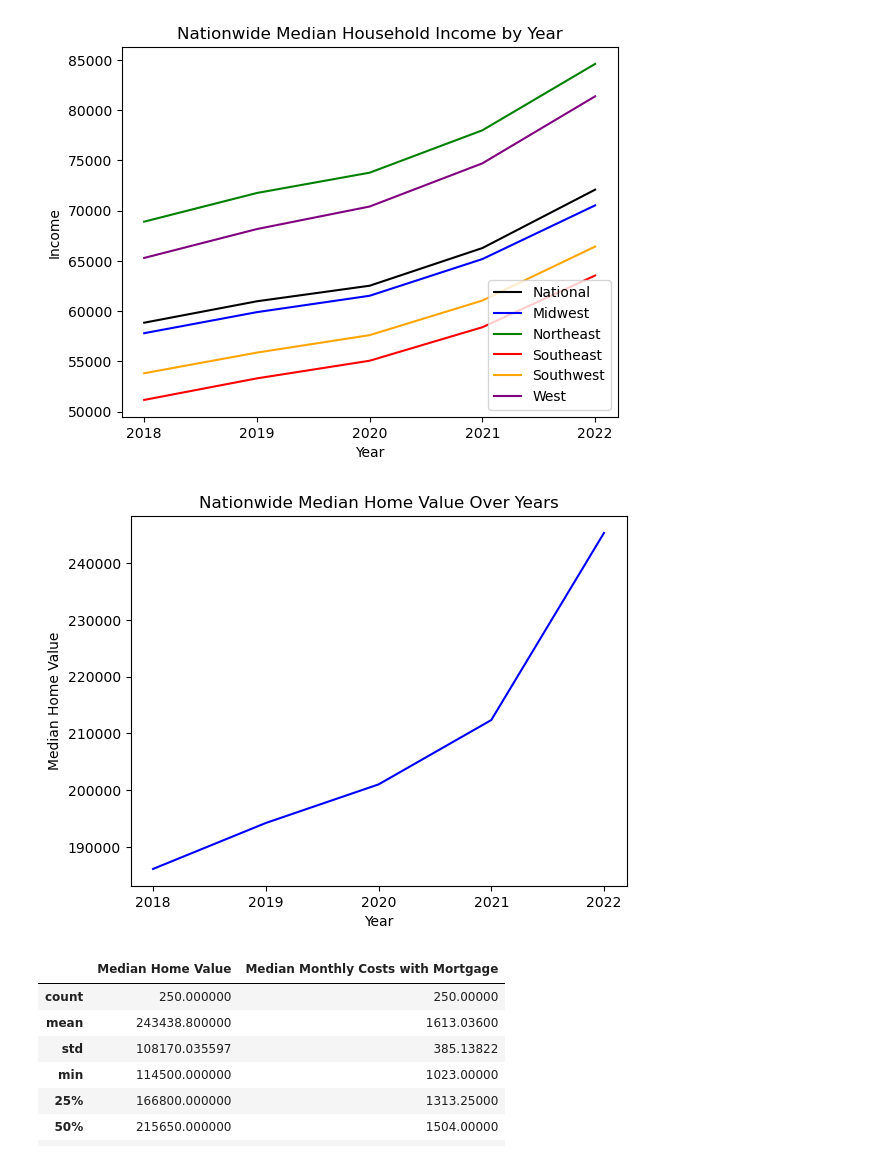
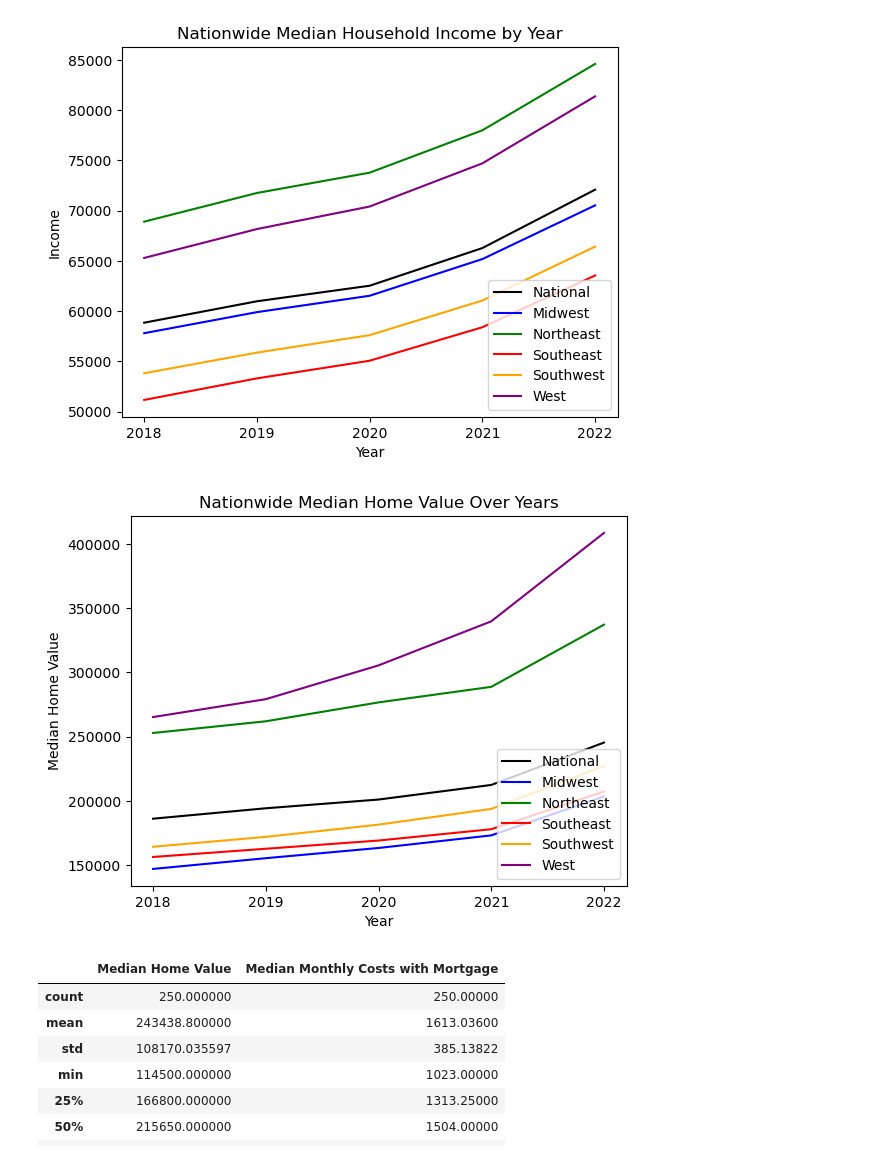
Before and after one commit to cmhillm75/US-Housing-Trends, a Jupyter notebook: nationwide.ipynb, the cells around one changed output. Saved outputs shown, nothing was run; the diff lists cells and outputs as text; code cells hidden in the pictures.

```diff
--- a/nationwide.ipynb
+++ b/nationwide.ipynb
@@ -125,24 +130,32 @@ plt.show()
 # %%
 # Filter the data to get median home values over the years
 years = census_pd["Year"].unique()
 median_home_values = []
 
 for year in years:
     median_value = census_pd.loc[census_pd["Year"] == year]["Median Home Value"].median()
     median_home_values.append(median_value)
 
 # Create the plot
 # plt.figure(figsize=(10, 6))
-plt.plot(years, median_home_values, linestyle='-', color='b')
+plt.plot(years, median_home_values, linestyle='-', color='k', label='National')
+
+plt.plot(years, census_pd.loc[census_pd["Region"] == "Midwest"].groupby("Year")["Median Home Value"].median().values, linestyle='-', color='blue', label='Midwest')
+plt.plot(years, census_pd.loc[census_pd["Region"] == "Northeast"].groupby("Year")["Median Home Value"].median().values, linestyle='-', color='green', label='Northeast')
+plt.plot(years, census_pd.loc[census_pd["Region"] == "Southeast"].groupby("Year")["Median Home Value"].median().values, linestyle='-', color='red', label='Southeast')
+plt.plot(years, census_pd.loc[census_pd["Region"] == "Southwest"].groupby("Year")["Median Home Value"].median().values, linestyle='-', color='orange', label='Southwest')
+plt.plot(years, census_pd.loc[census_pd["Region"] == "West"].groupby("Year")["Median Home Value"].median().values, linestyle='-', color='purple', label='West')
+
 plt.title('Nationwide Median Home Value Over Years')
 plt.xlabel('Year')
 plt.xticks(ticks=[2018, 2019, 2020, 2021, 2022])
 plt.ylabel('Median Home Value')
+plt.legend(loc="lower right")
 
 # Show the plot
 plt.show()
 # %% [output]
-[figure, old version]
+[figure, new version]
 # %%
 census_pd[["Median Home Value", "Median Monthly Costs with Mortgage"]].describe()
 # %% [output]
```
Also changed, not shown: parts of 6 cells of this notebook.
